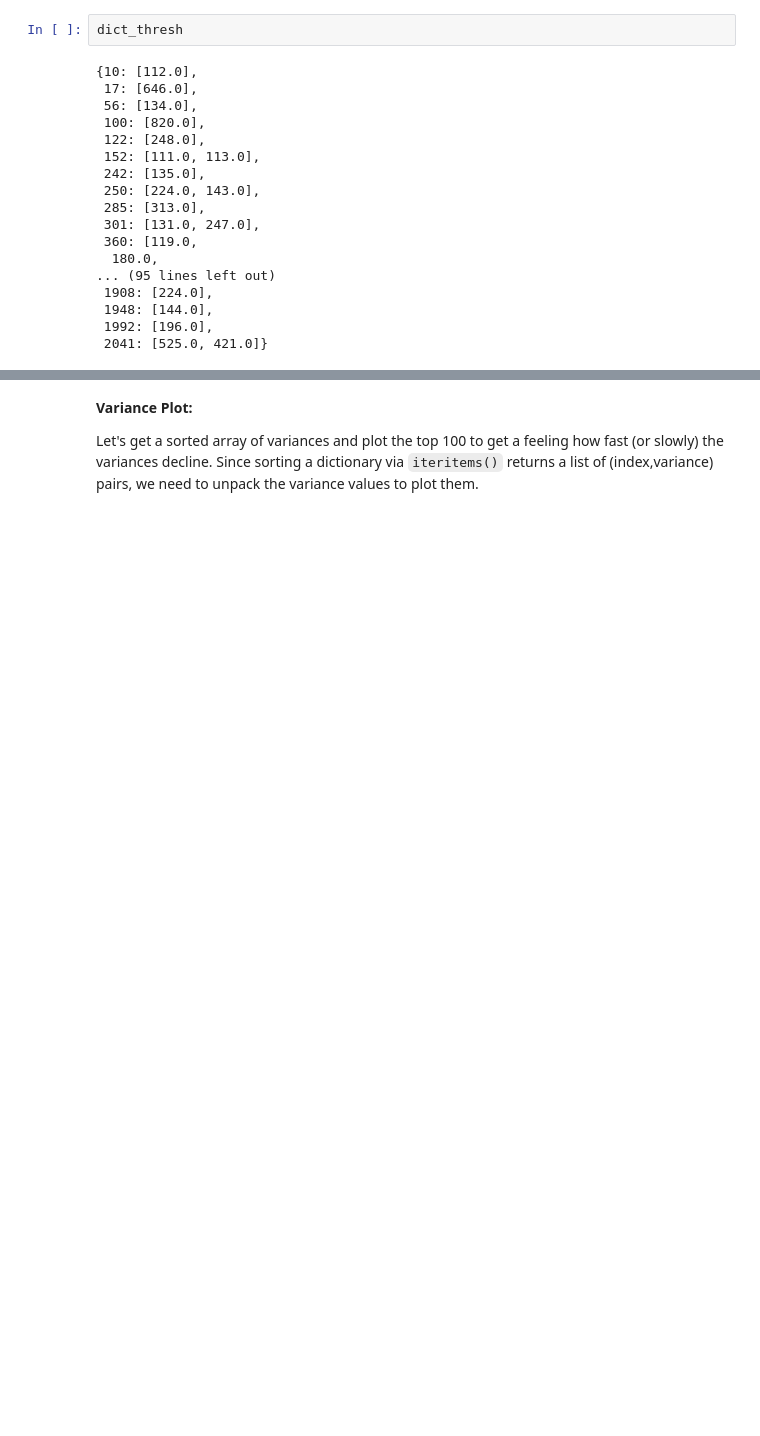
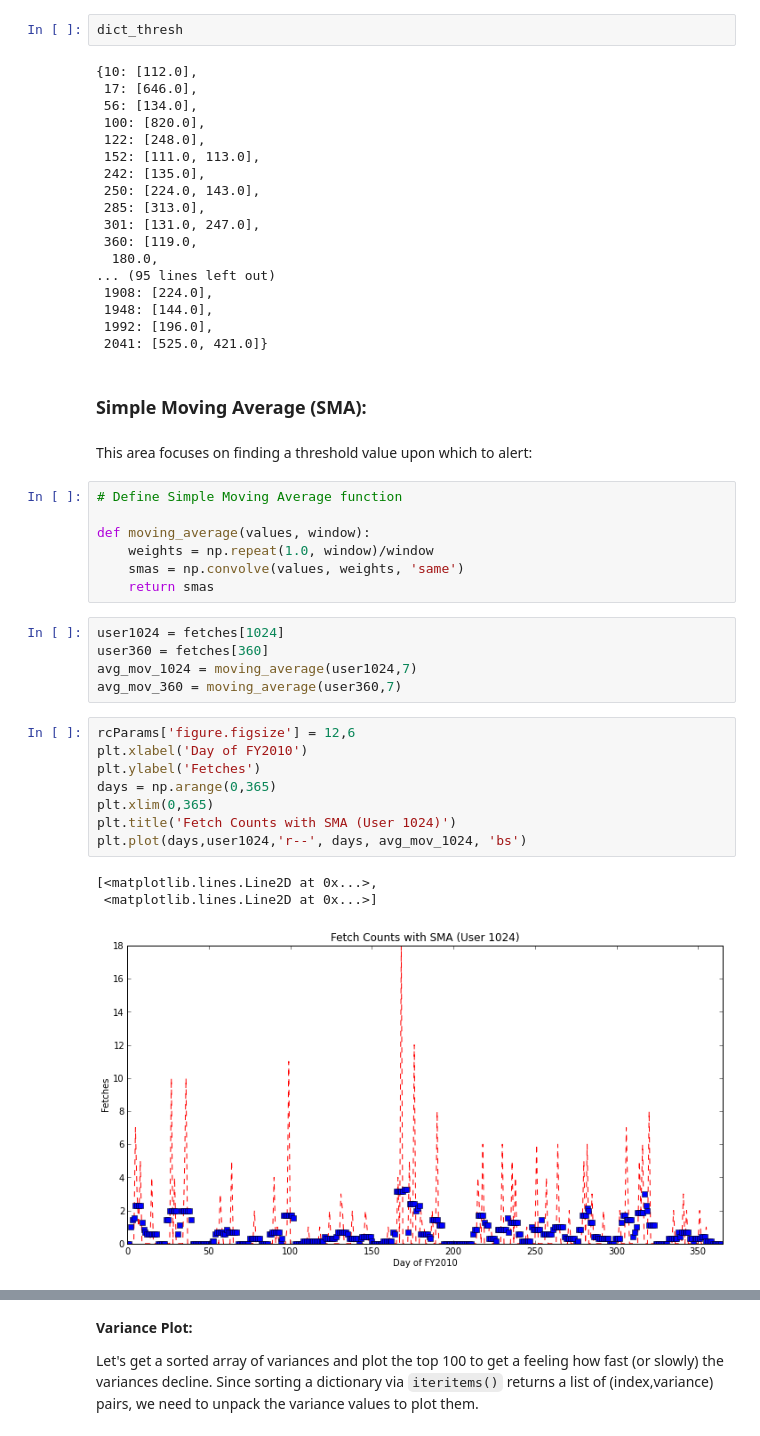
Before and after one commit to svkerr/Aerolink_Ubuntu, a Jupyter notebook: aerolink_daily_analysis.ipynb, the cells around one changed output, grey strips where cells are left out. Cells and saved outputs as stored; diff of their text form; blank space fills up the shorter version.

Commit message:
added simple moving average section

```diff
--- a/aerolink_daily_analysis.ipynb
+++ b/aerolink_daily_analysis.ipynb
@@ -166,3 +159,31 @@ dict_thresh
  1948: [144.0],
  1992: [196.0],
  2041: [525.0, 421.0]}
+# %% [markdown]
+### Simple Moving Average (SMA):
+# %% [markdown]
+This area focuses on finding a threshold value upon which to alert:
+# %%
+# Define Simple Moving Average function
+
+def moving_average(values, window):
+    weights = np.repeat(1.0, window)/window
+    smas = np.convolve(values, weights, 'same')
+    return smas
+# %%
+user1024 = fetches[1024]
+user360 = fetches[360]
+avg_mov_1024 = moving_average(user1024,7)
+avg_mov_360 = moving_average(user360,7)
+# %%
+rcParams['figure.figsize'] = 12,6
+plt.xlabel('Day of FY2010')
+plt.ylabel('Fetches')
+days = np.arange(0,365)
+plt.xlim(0,365)
+plt.title('Fetch Counts with SMA (User 1024)')
+plt.plot(days,user1024,'r--', days, avg_mov_1024, 'bs')
+# %% [output]
+[<matplotlib.lines.Line2D at 0x...>,
+ <matplotlib.lines.Line2D at 0x...>]
+[figure, added]
```
Also changed, not shown: parts of 11 cells of this notebook.
